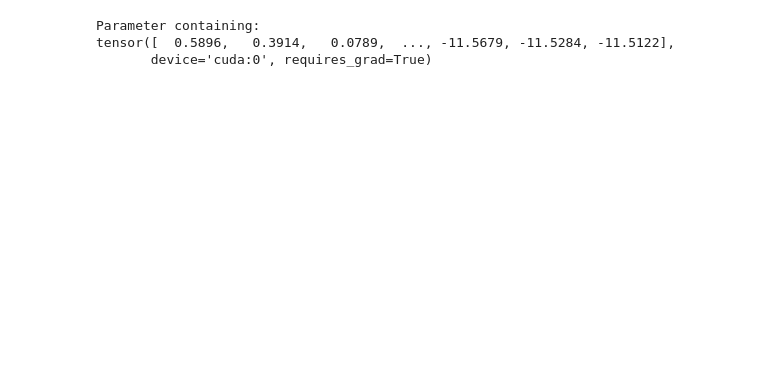
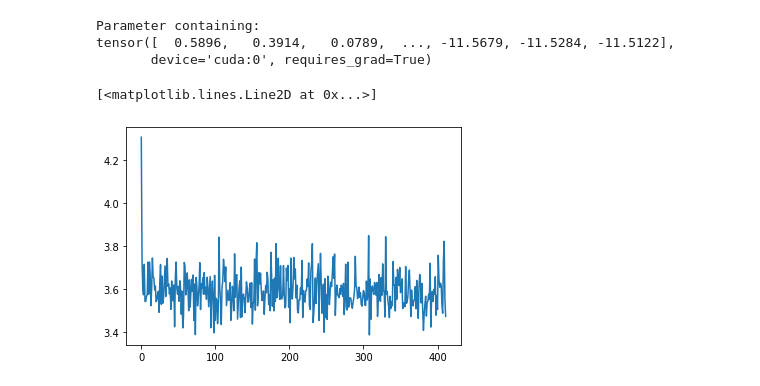
Before and after one commit to bglick13/691_project, a Jupyter notebook: notebooks/Experiment 6.ipynb, the cells around one changed output. Saved outputs shown, nothing was run; the diff lists cells and outputs as text; code cells hidden in the pictures; blank space fills up the shorter version.

```diff
--- a/notebooks/Experiment 6.ipynb
+++ b/notebooks/Experiment 6.ipynb
@@ -32,3 +32,8 @@ model.masked_movie_output_bias
 Parameter containing:
 tensor([  0.5896,   0.3914,   0.0789,  ..., -11.5679, -11.5284, -11.5122],
        device='cuda:0', requires_grad=True)
+# %%
+plt.plot(exp1['loss'][:])
+# %% [output]
+[<matplotlib.lines.Line2D at 0x...>]
+[figure, added]
```
Also changed, not shown: parts of 2 cells of this notebook, 2 other files.
